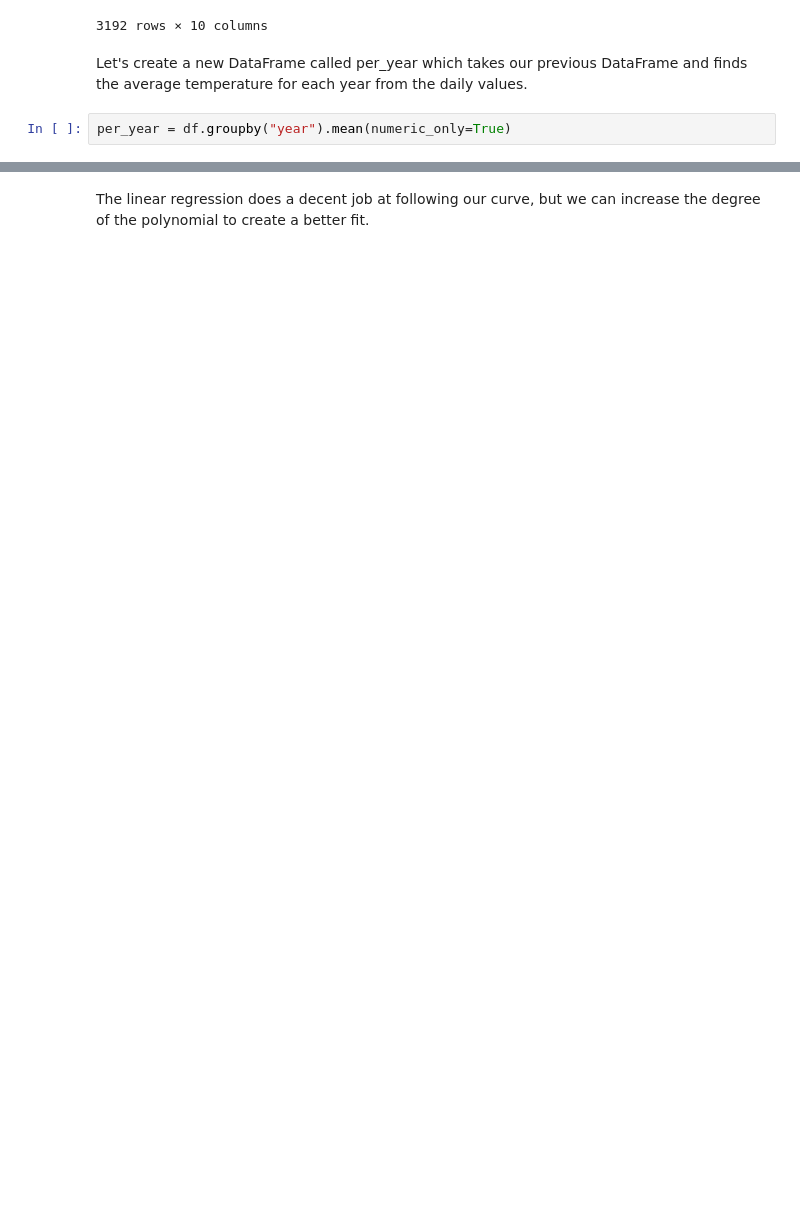
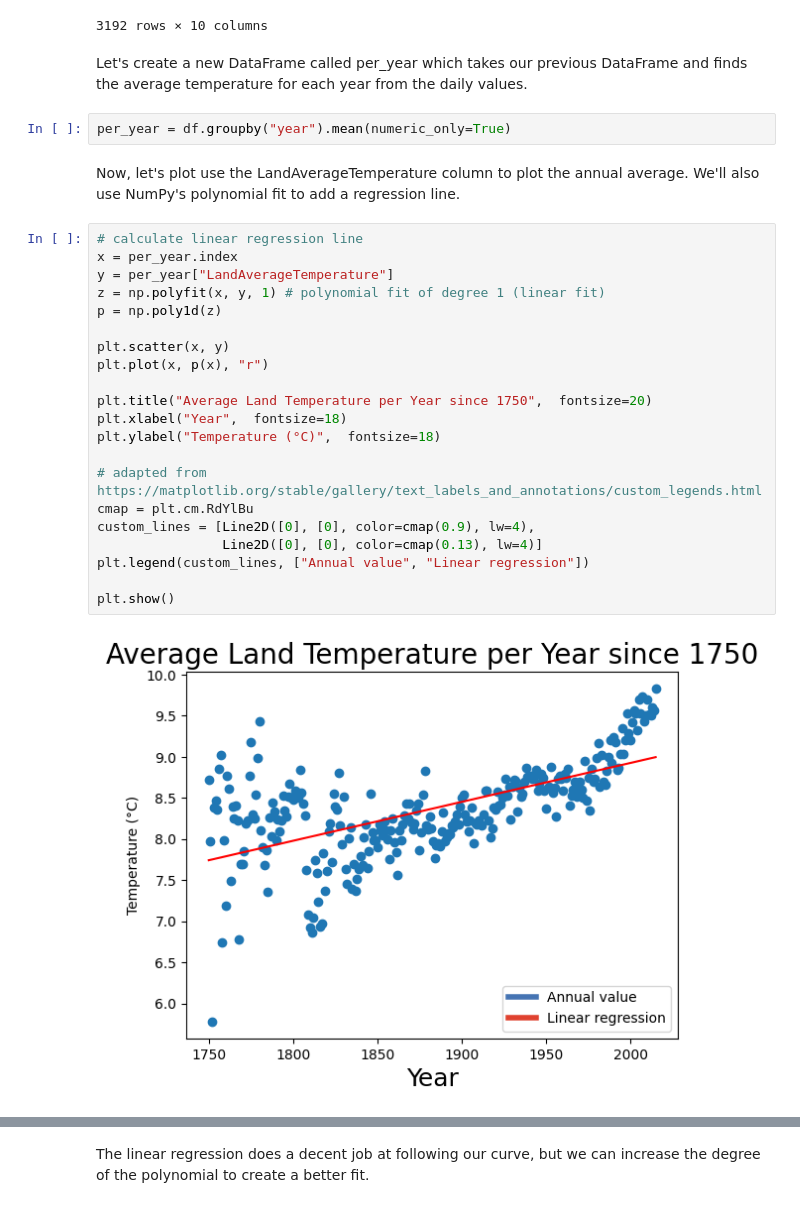
Before and after one commit to danielileon/ClimateAnalysis, a Jupyter notebook: Land Average Temperature by Year.ipynb, the cells around one changed output, grey strips where cells are left out. Saved outputs shown, nothing was run; the diff lists cells and outputs as text; blank space fills up the shorter version.

```diff
--- a/Land Average Temperature by Year.ipynb
+++ b/Land Average Temperature by Year.ipynb
@@ -31,4 +31,29 @@ df
 Let's create a new DataFrame called per_year which takes our previous DataFrame and finds the average temperature for each year from the daily values.
 # %%
 per_year = df.groupby("year").mean(numeric_only=True)
+# %% [markdown]
+Now, let's plot use the LandAverageTemperature column to plot the annual average. We'll also use NumPy's polynomial fit to add a regression line.
+# %%
+# calculate linear regression line
+x = per_year.index
+y = per_year["LandAverageTemperature"]
+z = np.polyfit(x, y, 1) # polynomial fit of degree 1 (linear fit)
+p = np.poly1d(z)
+
+plt.scatter(x, y)
+plt.plot(x, p(x), "r")
+
+plt.title("Average Land Temperature per Year since 1750",  fontsize=20)
+plt.xlabel("Year",  fontsize=18)
+plt.ylabel("Temperature (°C)",  fontsize=18)
+
+# adapted from https://matplotlib.org/stable/gallery/text_labels_and_annotations/custom_legends.html
+cmap = plt.cm.RdYlBu
+custom_lines = [Line2D([0], [0], color=cmap(0.9), lw=4),
+                Line2D([0], [0], color=cmap(0.13), lw=4)]
+plt.legend(custom_lines, ["Annual value", "Linear regression"])
+
+plt.show()
+# %% [output]
+[figure, added]
 # %% [markdown]
```
Also changed, not shown: parts of 5 cells of this notebook.
